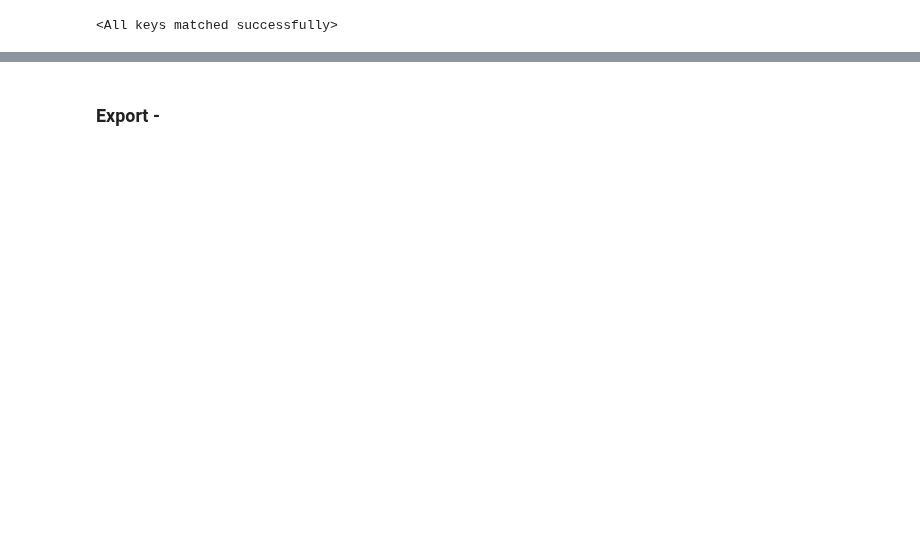
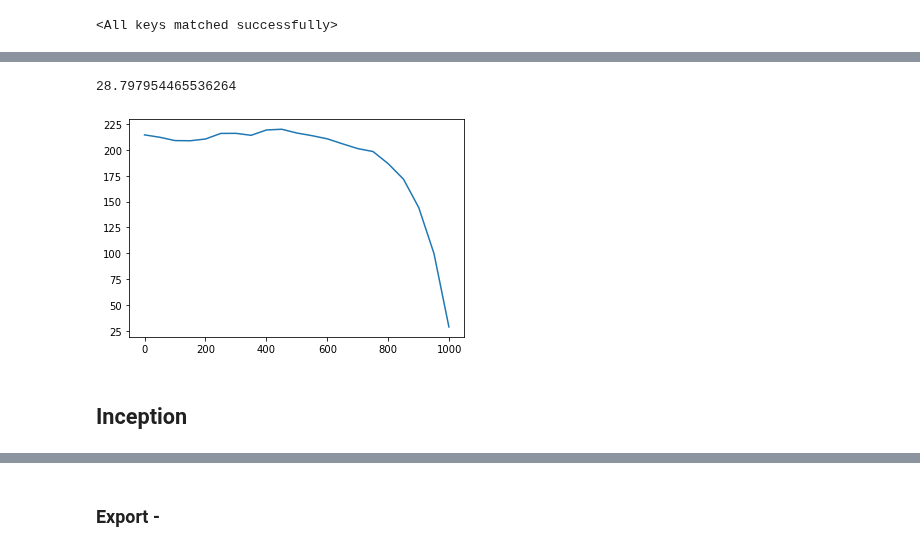
Before and after one commit to fastai/course22p2, a Jupyter notebook: nbs/19_fid.ipynb, the cells around one changed output, grey strips where cells are left out. Drawn from its saved outputs; the diff is of its cells as text; code cells hidden in the pictures; blank space fills up the shorter version.

```diff
--- a/nbs/19_fid.ipynb
+++ b/nbs/19_fid.ipynb
@@ -121,0 +211,6 @@ feats.shape,y
+# %%
+def _calc_fid(feats1, feats2, eps=1e-6):
+    m1,m2 = feats1.mean(0),feats2.mean(0)
+    c1,c2 = feats1.T.cov(),feats2.T.cov()
+    csr = tensor(linalg.sqrtm(c1@c2).real)
+    return (((m1-m2)**2).sum() + c1.trace() + c2.trace() - 2*csr.trace()).item()
@@ -121,0 +223,24 @@ feats.shape,y
+# %%
+#|export
+class FID:
+    def __init__(self, model, dls, cbs=None):
+        self.learn = TrainLearner(model, dls, loss_func=fc.noop, cbs=cbs, opt_func=None)
+        self.feats = self.learn.capture_preds()[0].float().cpu()
+
+    def __call__(self, samp):
+        self.learn.dls = DataLoaders([],[(samp, tensor([0]))])
+        feats2 = self.learn.capture_preds()[0].float().cpu()
+        return _calc_fid(self.feats, feats2)
+# %%
+fid = FID(model, learn.dls, cbs=[DeviceCB()])
+# %%
+fid(samples[-1])
+# %% [output]
+28.797954465536264
+# %%
+xs = L.range(0,1000,50)+[999]
+plt.plot(xs, [fid(samples[i]) for i in xs]);
+# %% [output]
+[figure, added]
+# %% [markdown]
+## Inception
```
Also changed, not shown: parts of 35 cells of this notebook, 2 other files.
